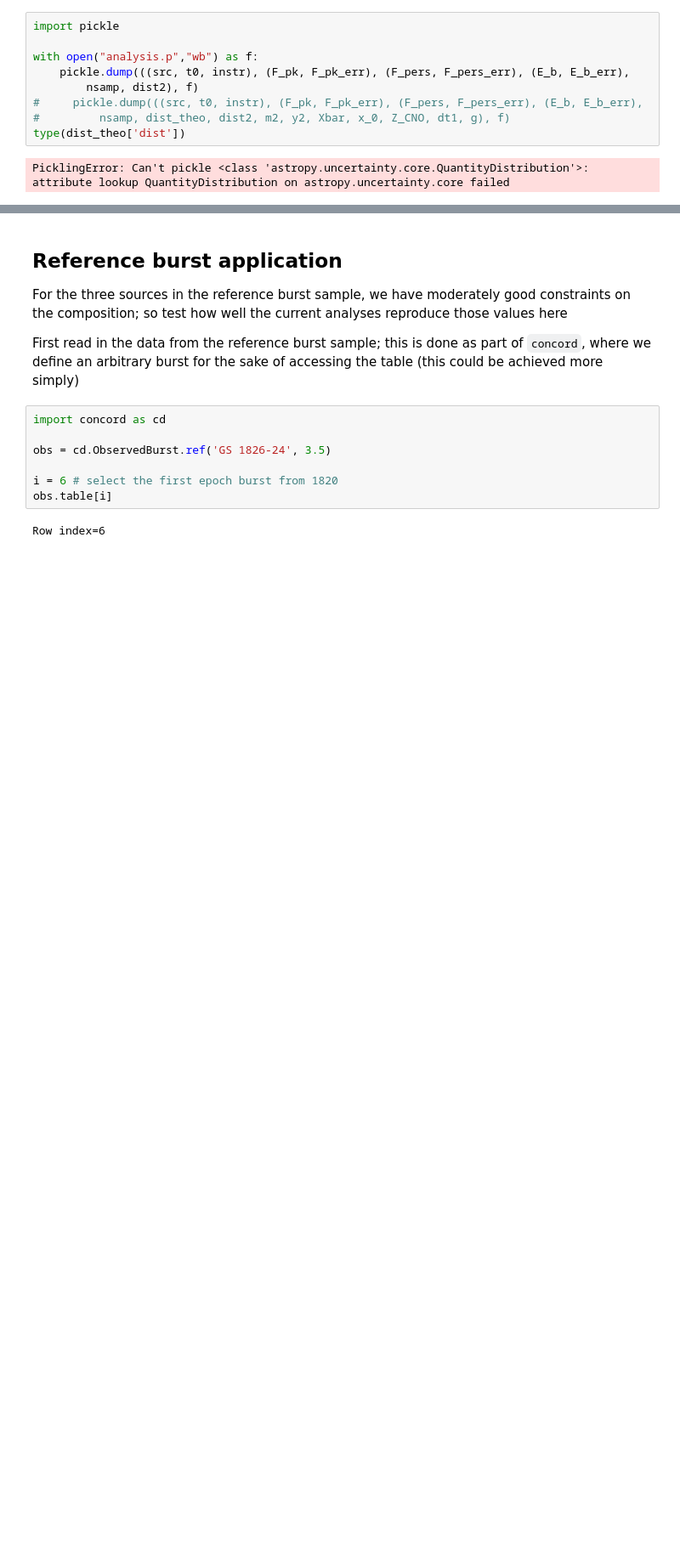
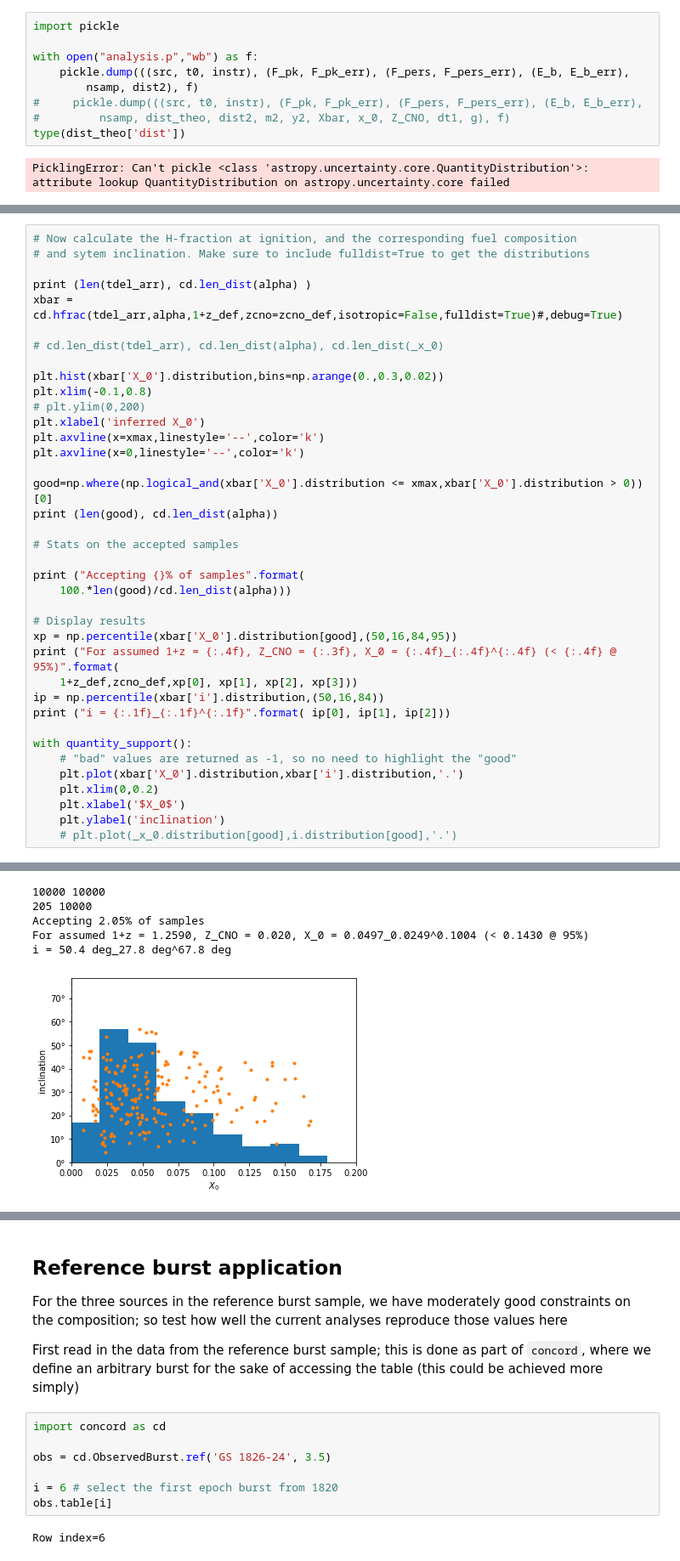
Before and after one commit to outs1der/concord, a Jupyter notebook: Inferring burster properties.ipynb, the cells around one changed output, grey strips where cells are left out. Shown at 85% size. Drawn from its saved outputs; the diff is of its cells as text; blank space fills up the shorter version.

```diff
--- a/Inferring burster properties.ipynb
+++ b/Inferring burster properties.ipynb
@@ -404,0 +486,39 @@ PicklingError: Can't pickle <class 'astropy.uncertainty.core.QuantityDistributio
+# %%
+# Now calculate the H-fraction at ignition, and the corresponding fuel composition
+# and sytem inclination. Make sure to include fulldist=True to get the distributions
+
+print (len(tdel_arr), cd.len_dist(alpha) )
+xbar = cd.hfrac(tdel_arr,alpha,1+z_def,zcno=zcno_def,isotropic=False,fulldist=True)#,debug=True)
+
+# cd.len_dist(tdel_arr), cd.len_dist(alpha), cd.len_dist(_x_0)
+
+plt.hist(xbar['X_0'].distribution,bins=np.arange(0.,0.3,0.02))
+plt.xlim(-0.1,0.8)
+# plt.ylim(0,200)
+plt.xlabel('inferred X_0')
+plt.axvline(x=xmax,linestyle='--',color='k')
+plt.axvline(x=0,linestyle='--',color='k')
+
+good=np.where(np.logical_and(xbar['X_0'].distribution <= xmax,xbar['X_0'].distribution > 0))[0]
+print (len(good), cd.len_dist(alpha))
+
+# Stats on the accepted samples
+
+print ("Accepting {}% of samples".format(
+    100.*len(good)/cd.len_dist(alpha)))
+
+# Display results
+xp = np.percentile(xbar['X_0'].distribution[good],(50,16,84,95))
+print ("For assumed 1+z = {:.4f}, Z_CNO = {:.3f}, X_0 = {:.4f}_{:.4f}^{:.4f} (< {:.4f} @ 95%)".format(
+    1+z_def,zcno_def,xp[0], xp[1], xp[2], xp[3]))
+ip = np.percentile(xbar['i'].distribution,(50,16,84))
+print ("i = {:.1f}_{:.1f}^{:.1f}".format( ip[0], ip[1], ip[2]))
+
+with quantity_support():
+    # "bad" values are returned as -1, so no need to highlight the "good"
+    plt.plot(xbar['X_0'].distribution,xbar['i'].distribution,'.')
+    plt.xlim(0,0.2)
+    plt.xlabel('$X_0$')
+    plt.ylabel('inclination')
+    # plt.plot(_x_0.distribution[good],i.distribution[good],'.')
+# %% [output]
@@ -404,0 +526,6 @@ PicklingError: Can't pickle <class 'astropy.uncertainty.core.QuantityDistributio
+10000 10000
+205 10000
+Accepting 2.05% of samples
+For assumed 1+z = 1.2590, Z_CNO = 0.020, X_0 = 0.0497_0.0249^0.1004 (< 0.1430 @ 95%)
+i = 50.4 deg_27.8 deg^67.8 deg
+[figure, added]
```
Also changed, not shown: parts of 22 cells of this notebook, 1 other file.
